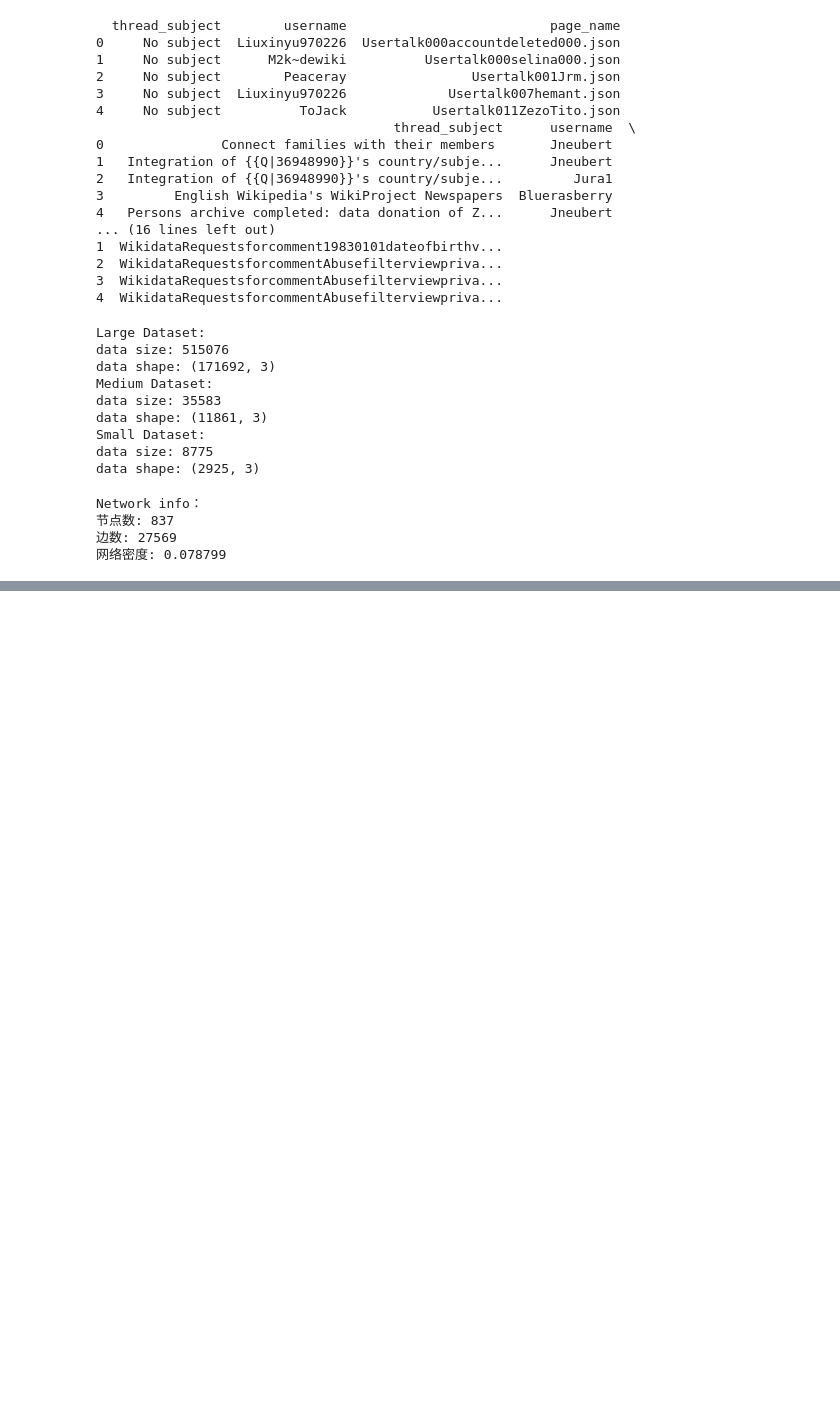
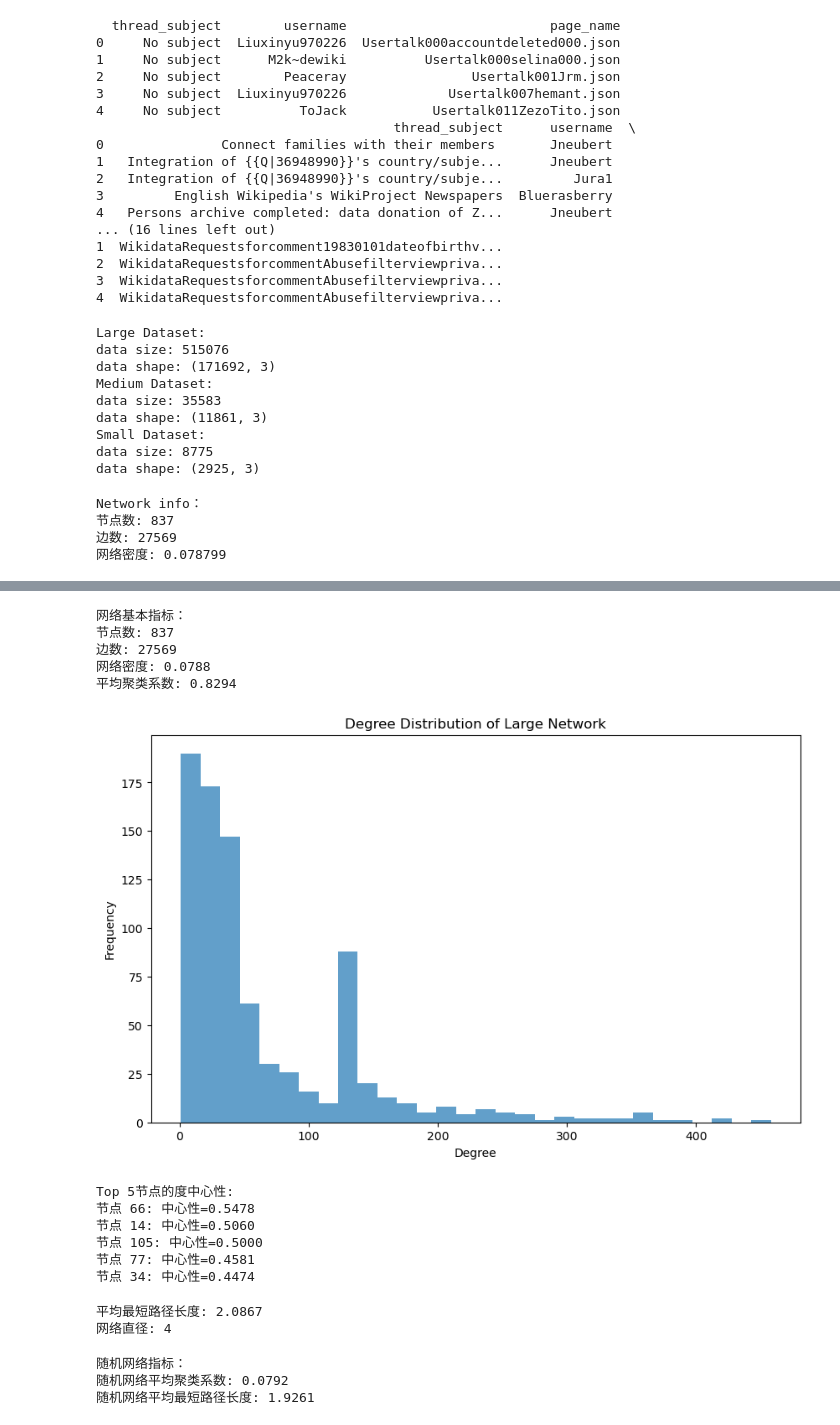
Before and after one commit to Dongming-kcl/Network-analysis, a Jupyter notebook: Part1.ipynb, the cells around one changed output, grey strips where cells are left out. Drawn from its saved outputs; the diff is of its cells as text; code cells hidden in the pictures; blank space fills up the shorter version.

```diff
--- a/Part1.ipynb
+++ b/Part1.ipynb
@@ -103,0 +105,79 @@ plt.show()
+# %%
+# 网络基本信息
+num_nodes = G_large.number_of_nodes()
+num_edges = G_large.number_of_edges()
+density = nx.density(G_large)
+clustering_coeff = nx.average_clustering(G_large)
+
+print("网络基本指标：")
+print(f"节点数: {num_nodes}")
+print(f"边数: {num_edges}")
+print(f"网络密度: {density:.4f}")
+print(f"平均聚类系数: {clustering_coeff:.4f}")
+# %% [output]
+网络基本指标：
+节点数: 837
+边数: 27569
+网络密度: 0.0788
+平均聚类系数: 0.8294
+# %%
+degrees = [degree for node, degree in G_large.degree()]
+plt.figure(figsize=(10, 6))
+plt.hist(degrees, bins=30, alpha=0.7)
+plt.xlabel('Degree')
+plt.ylabel('Frequency')
+plt.title('Degree Distribution of Large Network')
+plt.show()
+# %% [output]
+[figure, added]
+# %%
+degree_centrality = nx.degree_centrality(G_large)
+
+# 展示前5个最重要的节点
+top5_nodes = sorted(degree_centrality.items(), key=lambda x: x[1], reverse=True)[:5]
+print("Top 5节点的度中心性:")
+for node, centrality in top5_nodes:
+    print(f"节点 {node}: 中心性={centrality:.4f}")
+# %% [output]
+Top 5节点的度中心性:
+节点 66: 中心性=0.5478
+节点 14: 中心性=0.5060
+节点 105: 中心性=0.5000
+节点 77: 中心性=0.4581
+节点 34: 中心性=0.4474
+# %%
+if nx.is_connected(G_large):
+    avg_path_length = nx.average_shortest_path_length(G_large)
+    diameter = nx.diameter(G_large)
+else:
+    # 若非完全连通，只计算最大连通子图
+    largest_cc = max(nx.connected_components(G_large), key=len)
+    G_largest_cc = G_large.subgraph(largest_cc)
+
+    avg_path_length = nx.average_shortest_path_length(G_largest_cc)
+    diameter = nx.diameter(G_largest_cc)
+
+print(f"平均最短路径长度: {avg_path_length:.4f}")
+print(f"网络直径: {diameter}")
+# %% [output]
+平均最短路径长度: 2.0867
+网络直径: 4
+# %%
+G_random = nx.gnm_random_graph(num_nodes, num_edges)
+
+# 计算随机网络的平均聚类系数和路径长度
+random_clustering = nx.average_clustering(G_random)
+if nx.is_connected(G_random):
+    random_path_length = nx.average_shortest_path_length(G_random)
+else:
+    largest_cc_random = max(nx.connected_components(G_random), key=len)
+    G_random_cc = G_random.subgraph(largest_cc_random)
+    random_path_length = nx.average_shortest_path_length(G_random_cc)
+
+print("随机网络指标：")
+print(f"随机网络平均聚类系数: {random_clustering:.4f}")
+print(f"随机网络平均最短路径长度: {random_path_length:.4f}")
+# %% [output]
+随机网络指标：
+随机网络平均聚类系数: 0.0792
+随机网络平均最短路径长度: 1.9261
```
Also changed, not shown: parts of 4 cells of this notebook.
